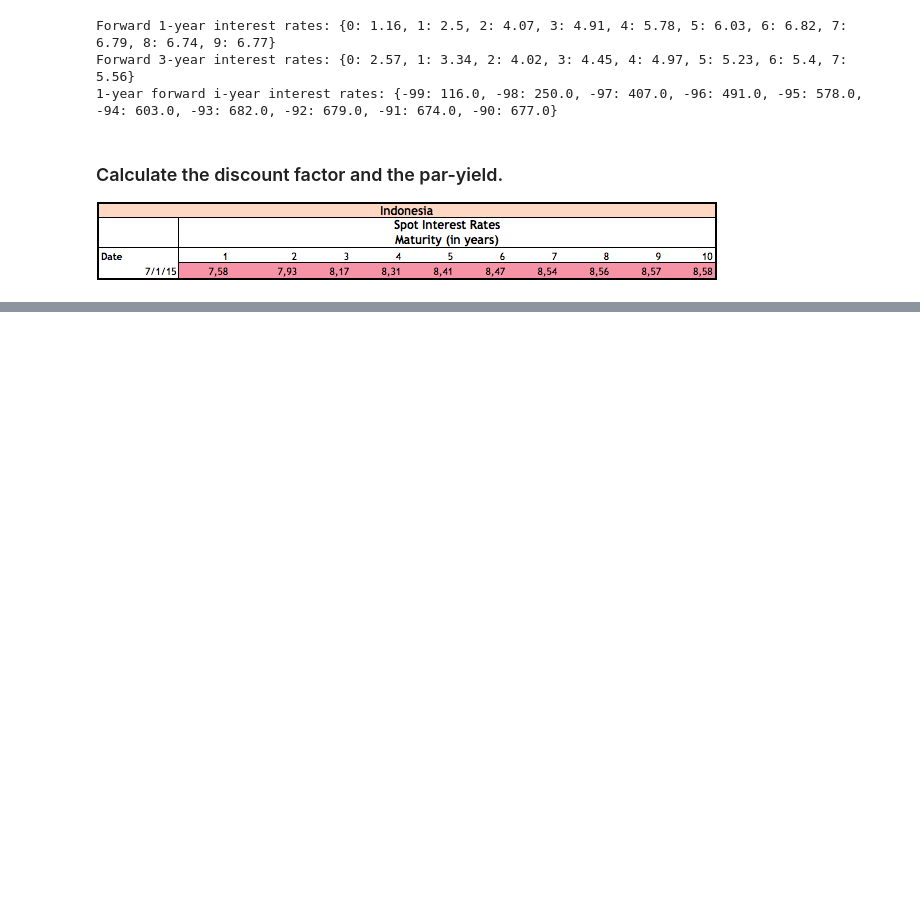
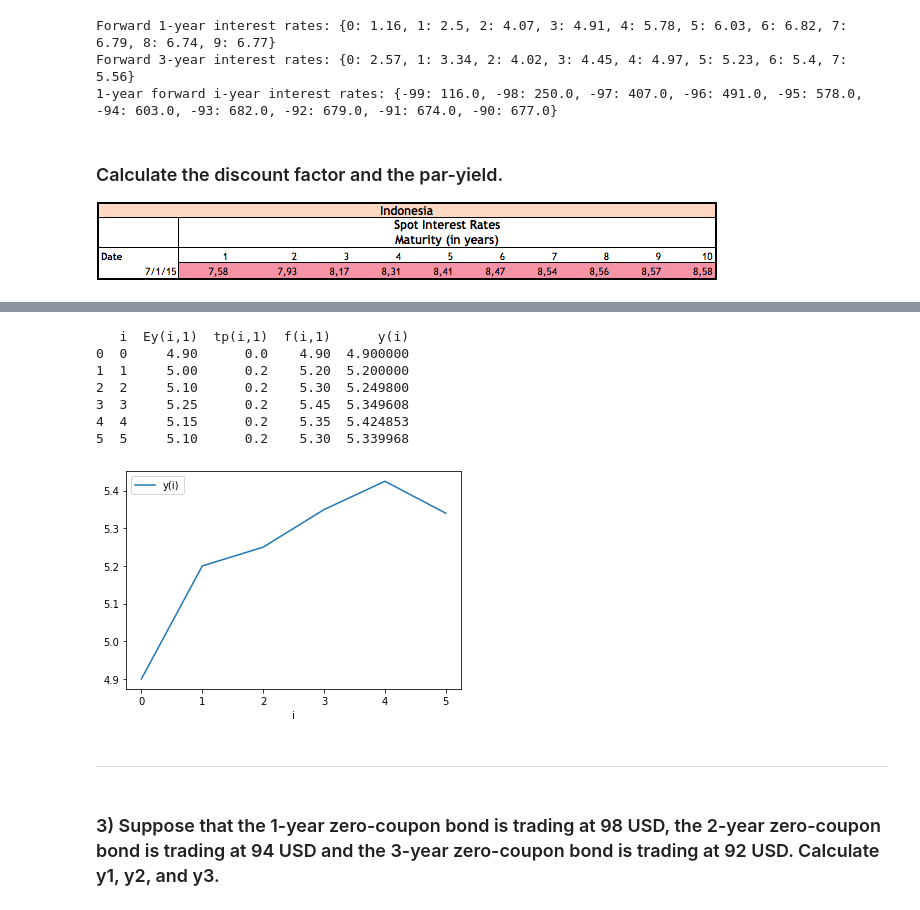
Before and after one commit to LopezMarioAlberto/FinancialMarketAnalysis, a Jupyter notebook: FMA04_TermStructureInterestRates.ipynb, the cells around one changed output, grey strips where cells are left out. Drawn from its saved outputs; the diff is of its cells as text; code cells hidden in the pictures; blank space fills up the shorter version.

```diff
--- a/FMA04_TermStructureInterestRates.ipynb
+++ b/FMA04_TermStructureInterestRates.ipynb
@@ -201,0 +461,9 @@ Forward 3-year interest rates: {0: 2.57, 1: 3.34, 2: 4.02, 3: 4.45, 4: 4.97, 5:
+# %%
+import statsmodels.api as sm
+
+y = df['Prices']
+x1 = df['CF1']
+x = sm.add_constant(x1)
+results = sm.OLS(y,x).fit()
+
+results.summary()
@@ -201,0 +500,39 @@ Forward 3-year interest rates: {0: 2.57, 1: 3.34, 2: 4.02, 3: 4.45, 4: 4.97, 5:
+# %%
+ii = [0, 1, 2, 3, 4, 5]
+eyi = [4.90, 5.00, 5.10, 5.25, 5.15, 5.10]
+tpi = [0.00, 0.20, 0.20, 0.20, 0.20, 0.20]
+
+data = []
+fi = []
+yi = []
+for i in ii:
+  f = eyi[i] + tpi[i]
+  fi.append(f)
+  if i == 0:
+    y = f
+  else:
+    y = (((1 + fi[i - 1])**(i - 1)) * (1 + fi[i]))**(1/i) - 1
+  yi.append(y)
+  data.append([i, eyi[i], tpi[i], f, y])
+
+df = pd.DataFrame(data, columns=['i', 'Ey(i,1)', 'tp(i,1)', 'f(i,1)', 'y(i)'])
+
+print(df)
+
+df.plot('i', 'y(i)')
+plt.show()
+# %% [output]
+   i  Ey(i,1)  tp(i,1)  f(i,1)      y(i)
+0  0     4.90      0.0    4.90  4.900000
+1  1     5.00      0.2    5.20  5.200000
+2  2     5.10      0.2    5.30  5.249800
+3  3     5.25      0.2    5.45  5.349608
+4  4     5.15      0.2    5.35  5.424853
+5  5     5.10      0.2    5.30  5.339968
+[figure, added]
+# %% [markdown]
+
+
+---
+# %% [markdown]
+### 3) Suppose that the 1-year zero-coupon bond is trading at 98 USD, the 2-year zero-coupon bond is trading at 94 USD and the 3-year zero-coupon bond is trading at 92 USD. Calculate y1, y2, and y3.
```
Also changed, not shown: parts of 11 cells of this notebook.
